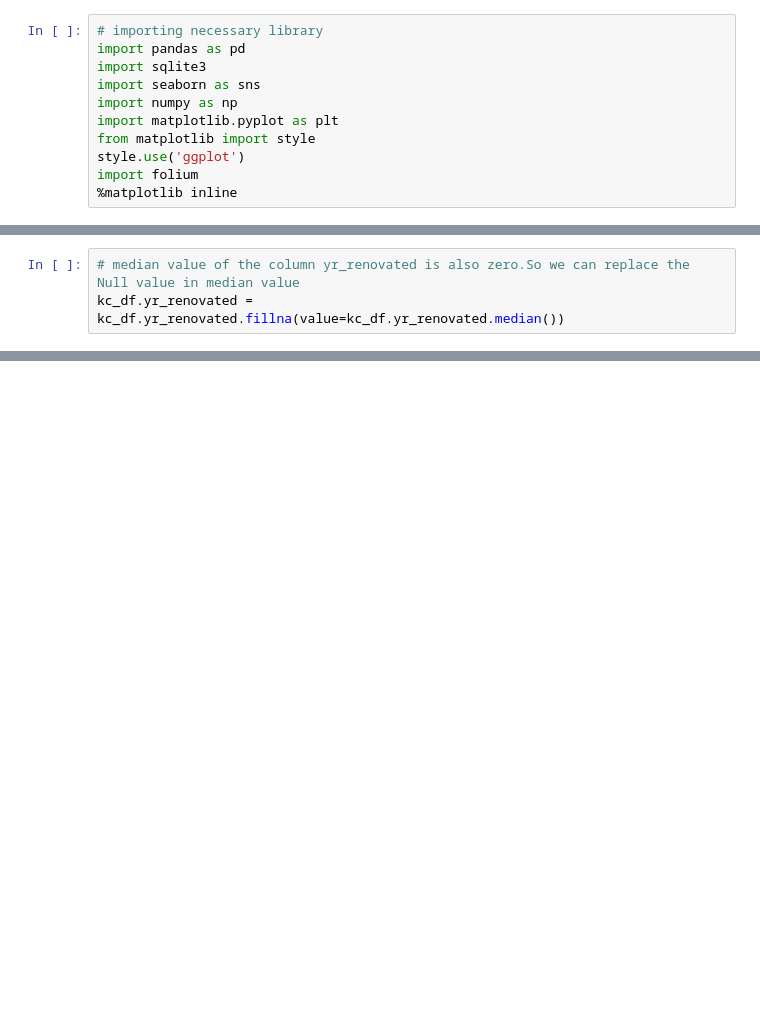
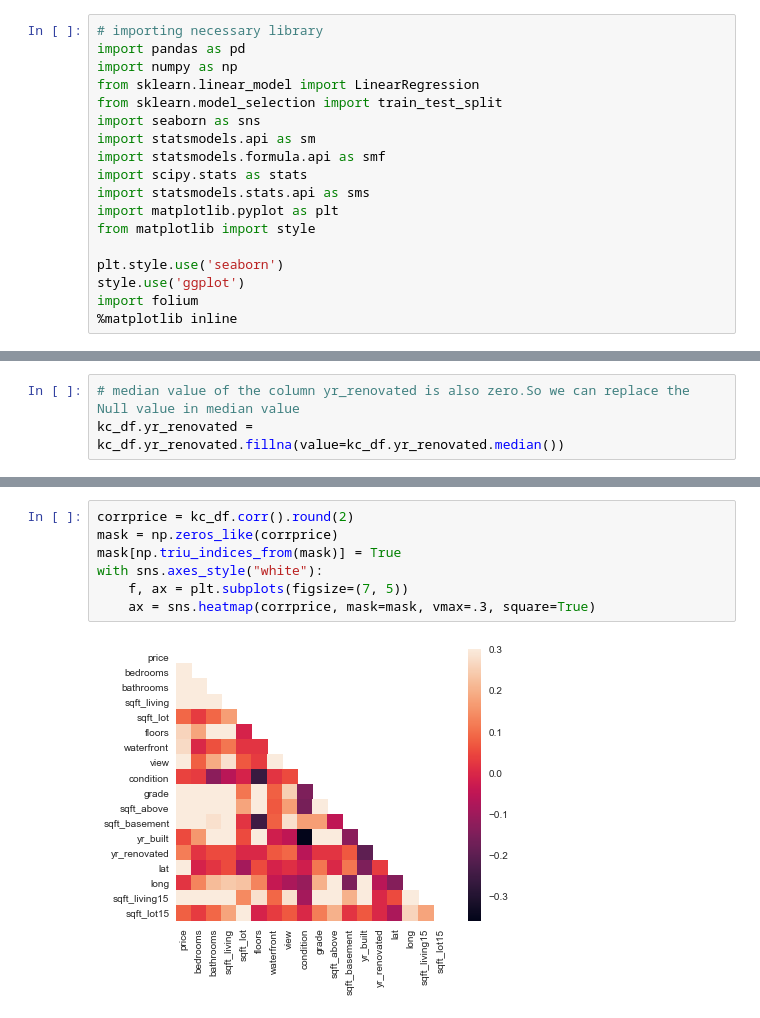
Before and after one commit to gt1719/kc_house_data_analysis-, a Jupyter notebook: kc_house_data_analysis .ipynb, the cells around one changed output, grey strips where cells are left out. Saved outputs shown, nothing was run; the diff lists cells and outputs as text; blank space fills up the shorter version.

Commit message:
Adding images file, update README.md, update notebook

```diff
--- a/kc_house_data_analysis .ipynb
+++ b/kc_house_data_analysis .ipynb
@@ -25,11 +25,18 @@ First Import the necessary library and start exploring data to determine the dat
 # %%
 # importing necessary library
 import pandas as pd
-import sqlite3
+import numpy as np
+from sklearn.linear_model import LinearRegression
+from sklearn.model_selection import train_test_split
 import seaborn as sns
-import numpy as np
+import statsmodels.api as sm
+import statsmodels.formula.api as smf
+import scipy.stats as stats
+import statsmodels.stats.api as sms
 import matplotlib.pyplot as plt
 from matplotlib import style
+
+plt.style.use('seaborn')
 style.use('ggplot')
 import folium
 %matplotlib inline
@@ -248,0 +285,9 @@ sns.histplot(kc_df["price"], kde=True)
+# %%
+corrprice = kc_df.corr().round(2)
+mask = np.zeros_like(corrprice)
+mask[np.triu_indices_from(mask)] = True
+with sns.axes_style("white"):
+    f, ax = plt.subplots(figsize=(7, 5))
+    ax = sns.heatmap(corrprice, mask=mask, vmax=.3, square=True)
+# %% [output]
+[figure, added]
```
Also changed, not shown: parts of 66 cells of this notebook, 4 other files.
